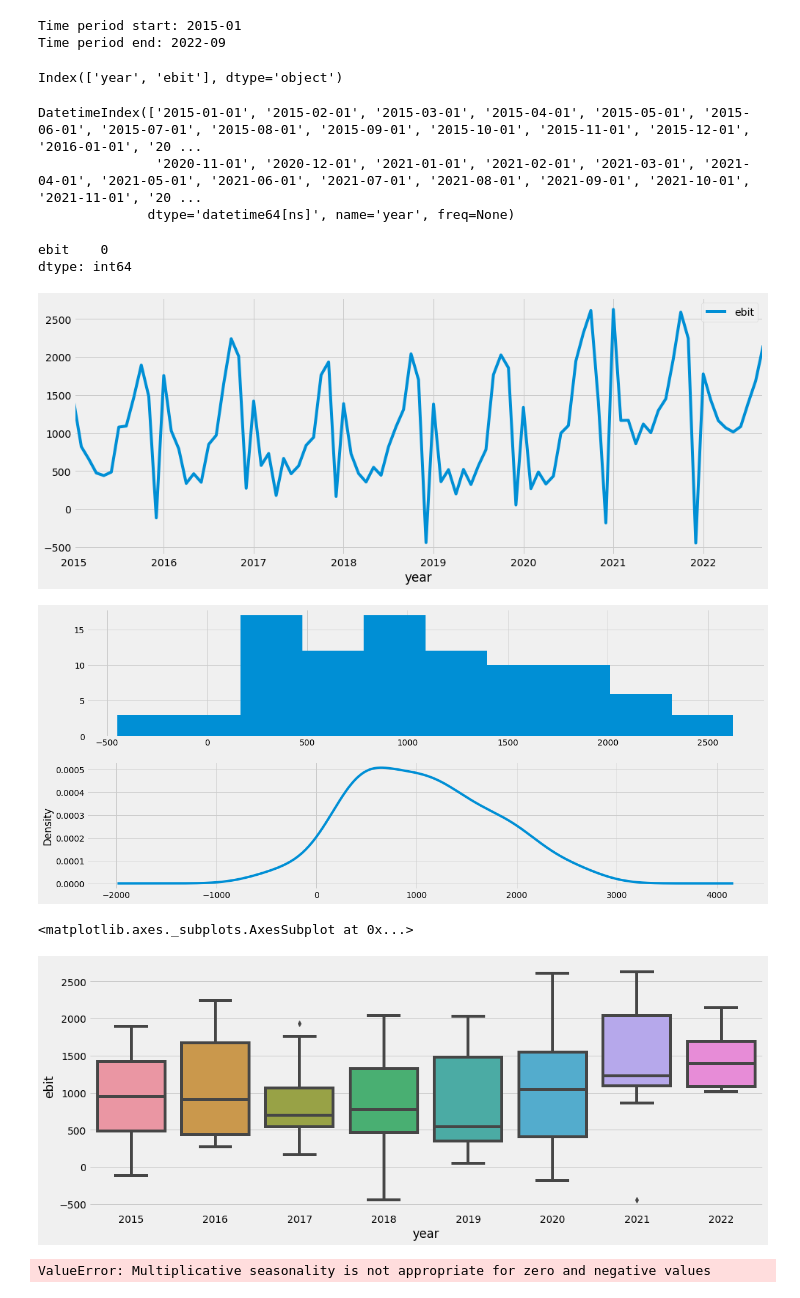
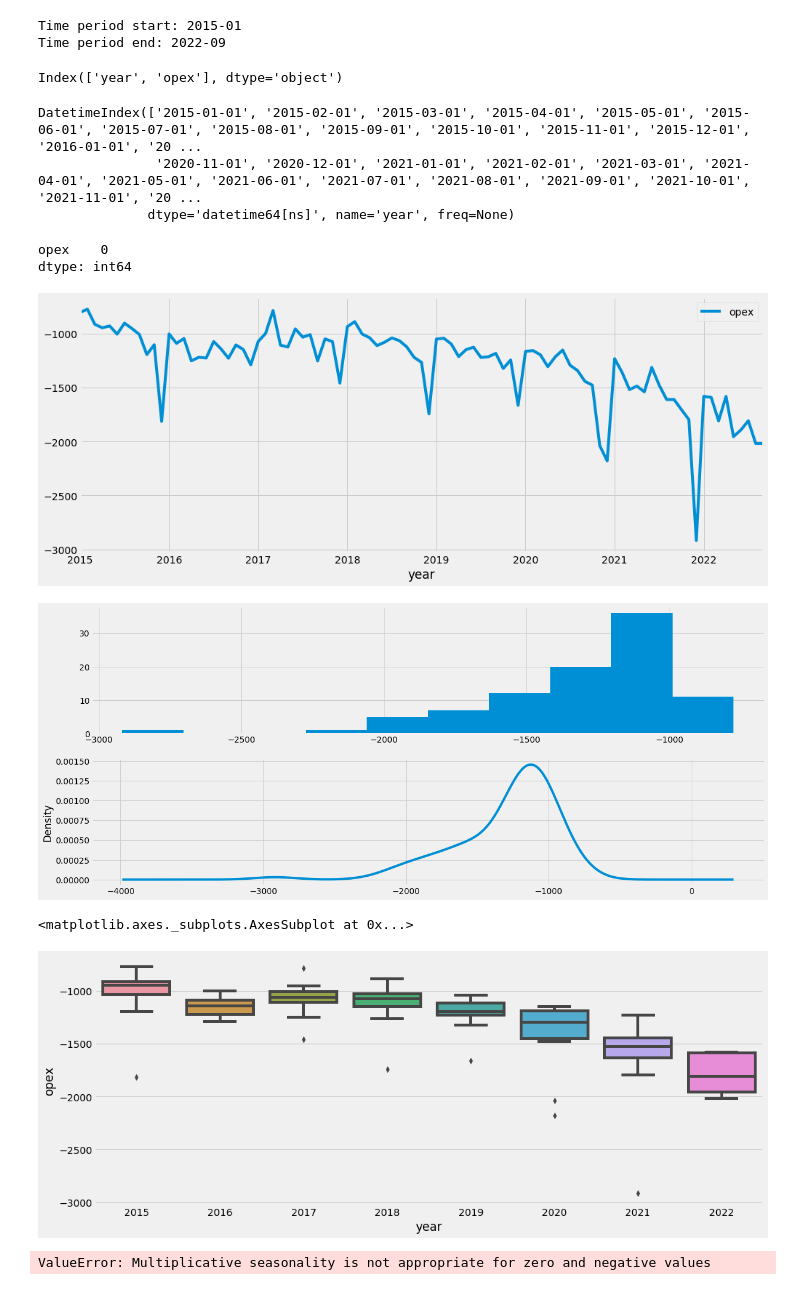
Before and after one commit to dkjastpe/dkjastpe, a Jupyter notebook: Financial_Forecasting_Model_Internship.ipynb, the cells around one changed output. Saved outputs shown, nothing was run; the diff lists cells and outputs as text; code cells hidden in the pictures.

```diff
--- a/Financial_Forecasting_Model_Internship.ipynb
+++ b/Financial_Forecasting_Model_Internship.ipynb
@@ -29,8 +29,8 @@ import matplotlib
 import seaborn as sns
 # %%
 #Data
-df = pd.read_csv("data/ebit.csv", delimiter=";", decimal=",")
-df.columns = ['year','ebit']
+df = pd.read_csv("data/opex.csv", delimiter=";", decimal=",")
+df.columns = ['year','opex']
 df.head(3)
 df.describe()
 # %% [output]
@@ -51,7 +51,7 @@ Time period end: 2022-09
 # %%
 df.columns
 # %% [output]
-Index(['year', 'ebit'], dtype='object')
+Index(['year', 'opex'], dtype='object')
 # %%
 #Converting to datetime format:
 df['year'] = pd.to_datetime(df['year'], format='%Y-%m')
@@ -66,31 +66,31 @@ DatetimeIndex(['2015-01-01', '2015-02-01', '2015-03-01', '2015-04-01', '2015-05-
 # %%
 y.isnull().sum()
 # %% [output]
-ebit    0
+opex    0
 dtype: int64
 # %%
 y.plot(figsize=(15, 6))
 plt.show()
 # %% [output]
-[figure, old version]
+[figure, new version]
 # %%
 #Reviewing plots of the density of observations can provide further insight into the structure of the data:
 from pandas import Series
 from matplotlib import pyplot
 pyplot.figure(1)
 pyplot.subplot(211)
-y.ebit.hist()
+y.opex.hist()
 pyplot.subplot(212)
-y.ebit.plot(kind='kde')
+y.opex.plot(kind='kde')
 pyplot.show()
 # %% [output]
-[figure, old version]
+[figure, new version]
 # %%
 fig, ax = plt.subplots(figsize=(15,6))
-sns.boxplot(y.ebit.index.year, y.ebit, ax=ax)
+sns.boxplot(y.opex.index.year, y.opex, ax=ax)
 # %% [output]
 <matplotlib.axes._subplots.AxesSubplot at 0x...>
-[figure, old version]
+[figure, new version]
 # %%
 from pylab import rcParams
 rcParams['figure.figsize'] = 18, 8
```
Also changed, not shown: parts of 16 cells of this notebook, 2 other files.
